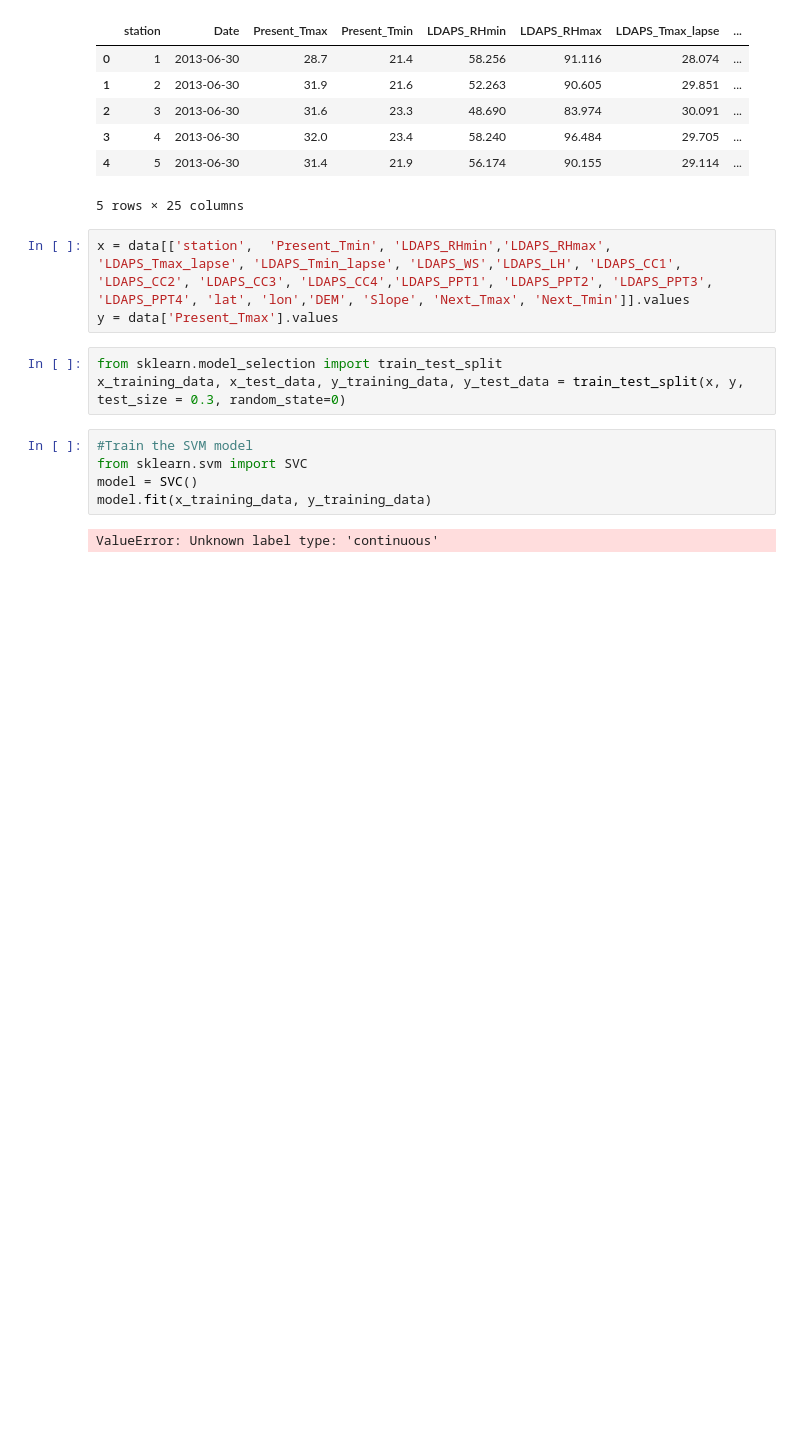
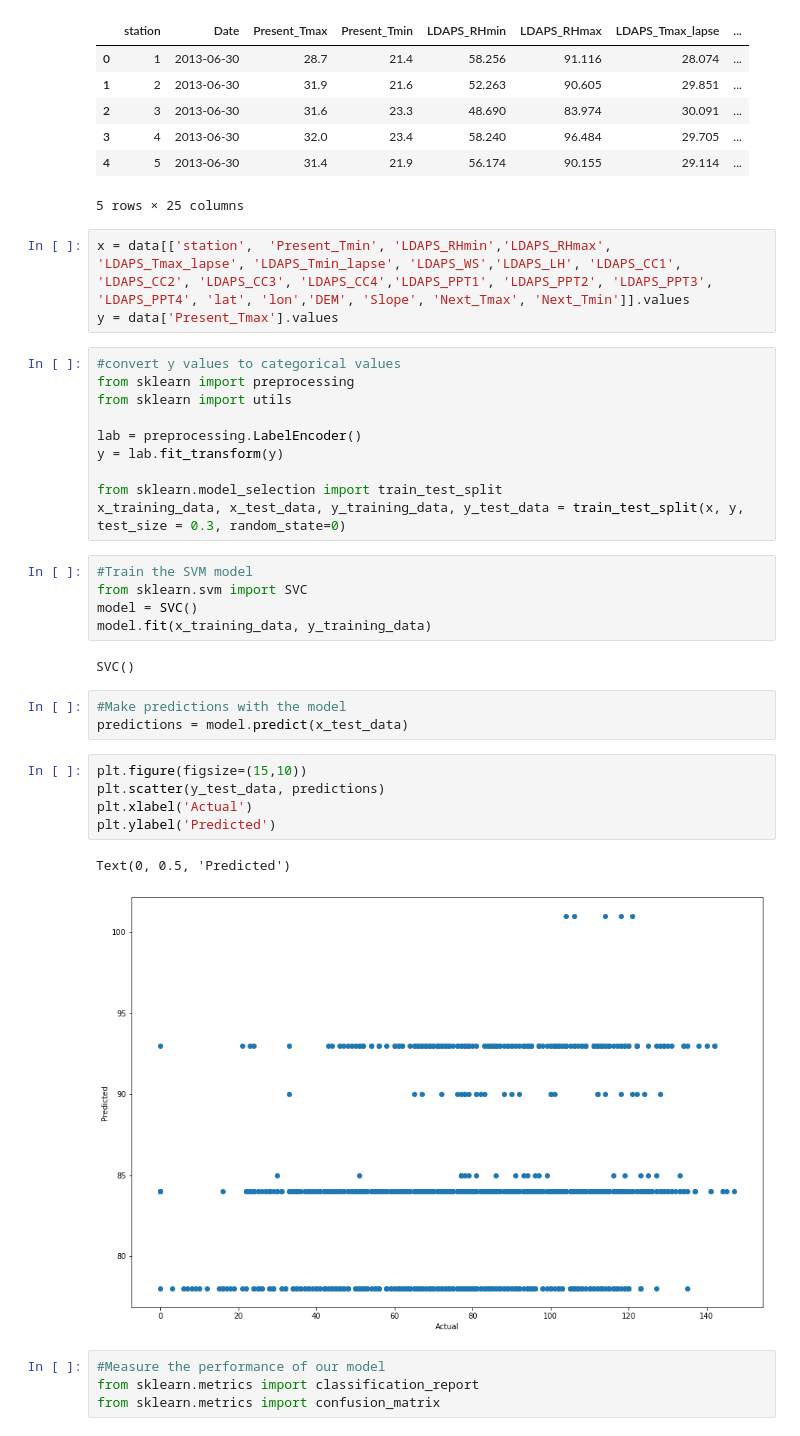
Before and after one commit to Harsaroop/COMP-3710-Project-2, a Jupyter notebook: supportVectorMachines.ipynb, the cells around one changed output. Drawn from its saved outputs; the diff is of its cells as text; blank space fills up the shorter version.

```diff
--- a/supportVectorMachines.ipynb
+++ b/supportVectorMachines.ipynb
@@ -22,6 +22,13 @@ data.head()
 x = data[['station',  'Present_Tmin', 'LDAPS_RHmin','LDAPS_RHmax', 'LDAPS_Tmax_lapse', 'LDAPS_Tmin_lapse', 'LDAPS_WS','LDAPS_LH', 'LDAPS_CC1', 'LDAPS_CC2', 'LDAPS_CC3', 'LDAPS_CC4','LDAPS_PPT1', 'LDAPS_PPT2', 'LDAPS_PPT3', 'LDAPS_PPT4', 'lat', 'lon','DEM', 'Slope', 'Next_Tmax', 'Next_Tmin']].values
 y = data['Present_Tmax'].values
 # %%
+#convert y values to categorical values
+from sklearn import preprocessing
+from sklearn import utils
+
+lab = preprocessing.LabelEncoder()
+y = lab.fit_transform(y)
+
 from sklearn.model_selection import train_test_split
 x_training_data, x_test_data, y_training_data, y_test_data = train_test_split(x, y, test_size = 0.3, random_state=0)
 # %%
@@ -30,4 +37,19 @@ from sklearn.svm import SVC
 model = SVC()
 model.fit(x_training_data, y_training_data)
 # %% [output]
-ValueError: Unknown label type: 'continuous'
+SVC()
+# %%
+#Make predictions with the model
+predictions = model.predict(x_test_data)
+# %%
+plt.figure(figsize=(15,10))
+plt.scatter(y_test_data, predictions)
+plt.xlabel('Actual')
+plt.ylabel('Predicted')
+# %% [output]
+Text(0, 0.5, 'Predicted')
+[figure, added]
+# %%
+#Measure the performance of our model
+from sklearn.metrics import classification_report
+from sklearn.metrics import confusion_matrix
```
Also changed, not shown: parts of 1 cell of this notebook.
